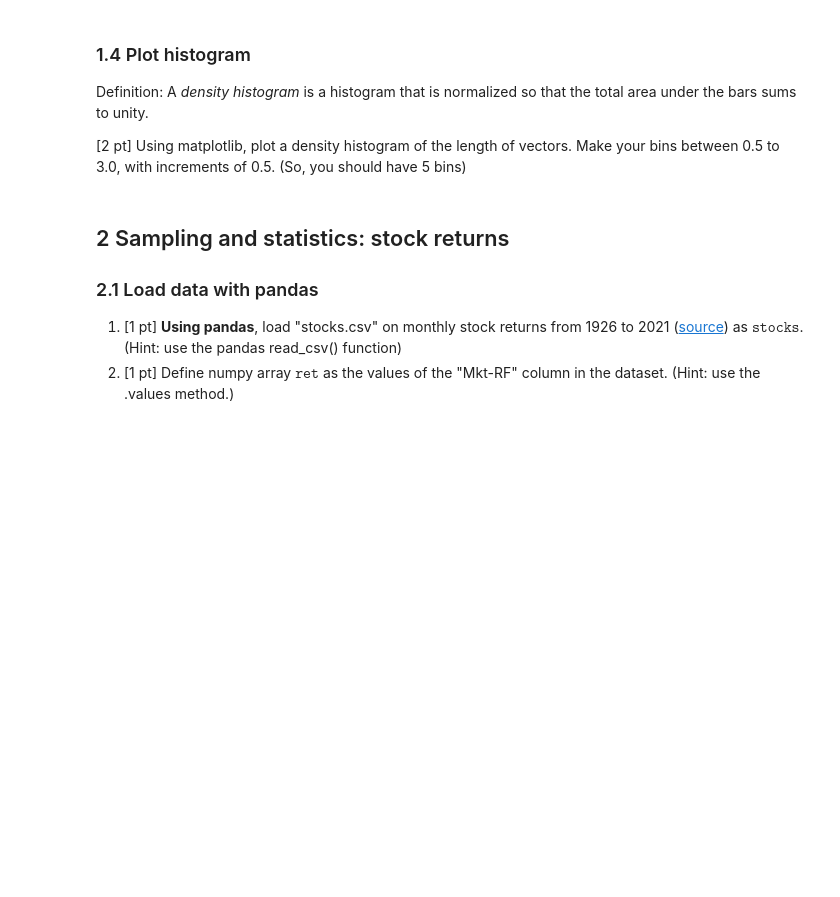
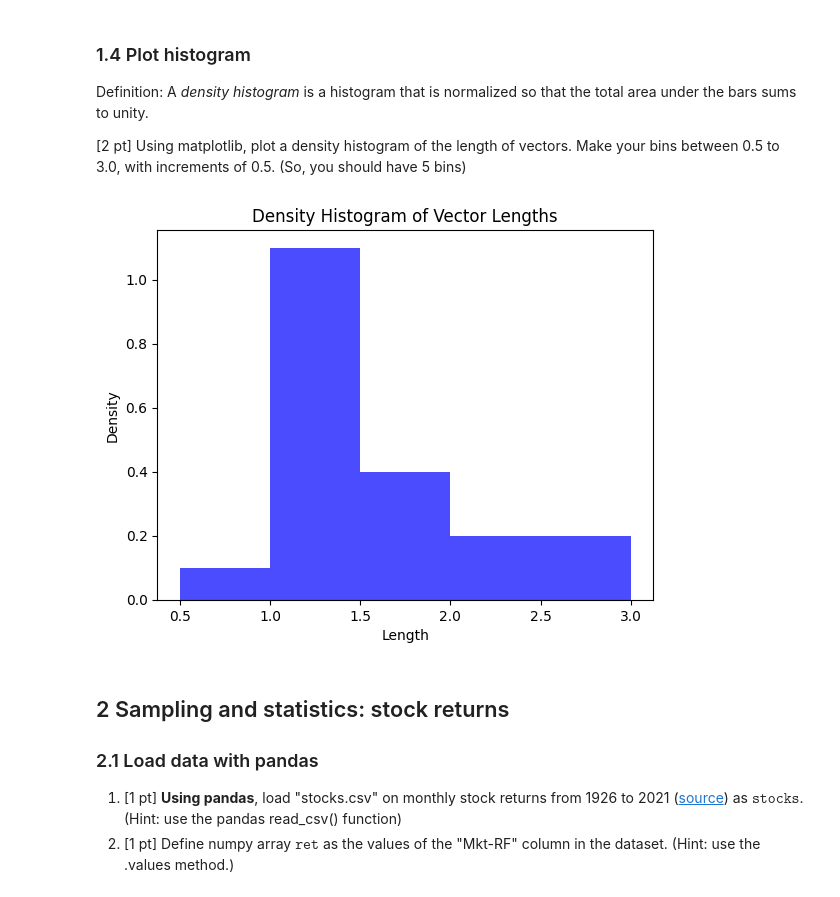
Before and after one commit to klxu03/ml-dl, a Jupyter notebook: data-sci/hw1/hw1-introds-sp24.ipynb, the cells around one changed output. Cells and saved outputs as stored; diff of their text form; code cells hidden in the pictures; blank space fills up the shorter version.

Commit message:
hw1 data sci done

```diff
--- a/data-sci/hw1/hw1-introds-sp24.ipynb
+++ b/data-sci/hw1/hw1-introds-sp24.ipynb
@@ -15,0 +14,4 @@ import numpy as np
+# %%
+import numpy as np
+data = np.loadtxt('matrix.csv', delimiter=',')
+print(f"data shape {data.shape}")
@@ -23,3 +40,7 @@ import numpy as np
 Now, view each row of the 20 by 3 array as a vector in $\mathbb{R}^3$.
 
 [1 pt] Find the (Euclidean) length of vector (i.e., each row), store it as $\texttt{distances}$. Print the $\texttt{distances}$. (You may compute it via formula or use numpy functions, in which case be careful you use the right arguments).
+# %%
+print(f"data {data}")
+distances = np.linalg.norm(data, axis=1)
+print(f"distances {distances}")
@@ -33,3 +70,19 @@ import matplotlib.pyplot as plt
+# %%
+import matplotlib.pyplot as plt
+
+# Define bins for the histogram
+bins = np.arange(0.5, 3.5, 0.5)
+
+# Plotting the density histogram
+plt.hist(distances, bins=bins, density=True, alpha=0.7, color='blue')
+plt.title('Density Histogram of Vector Lengths')
+plt.xlabel('Length')
+plt.ylabel('Density')
+
+# Show the plot
+plt.show()
+# %% [output]
+[figure, added]
 # %% [markdown]
 ## 2 Sampling and statistics: stock returns
 ### 2.1 Load data with pandas
```
Also changed, not shown: parts of 16 cells of this notebook.
